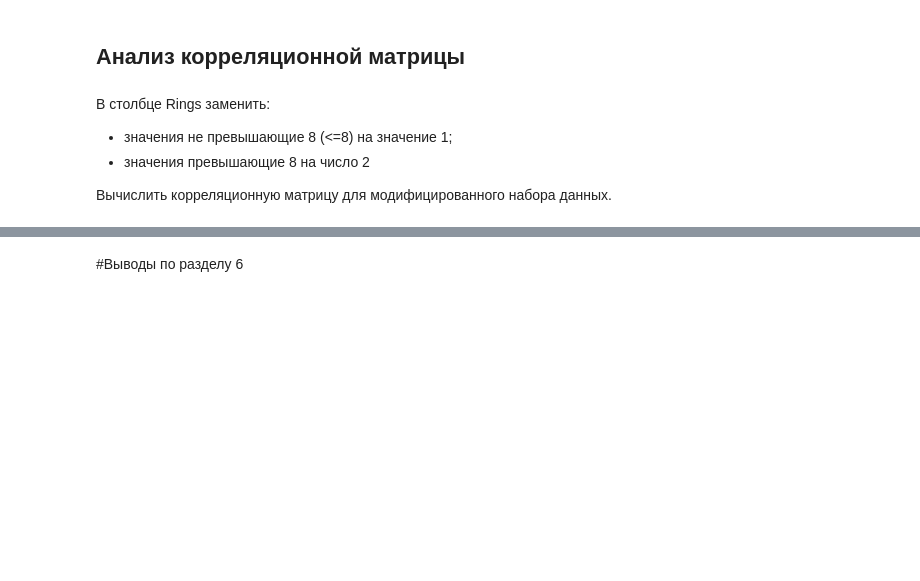
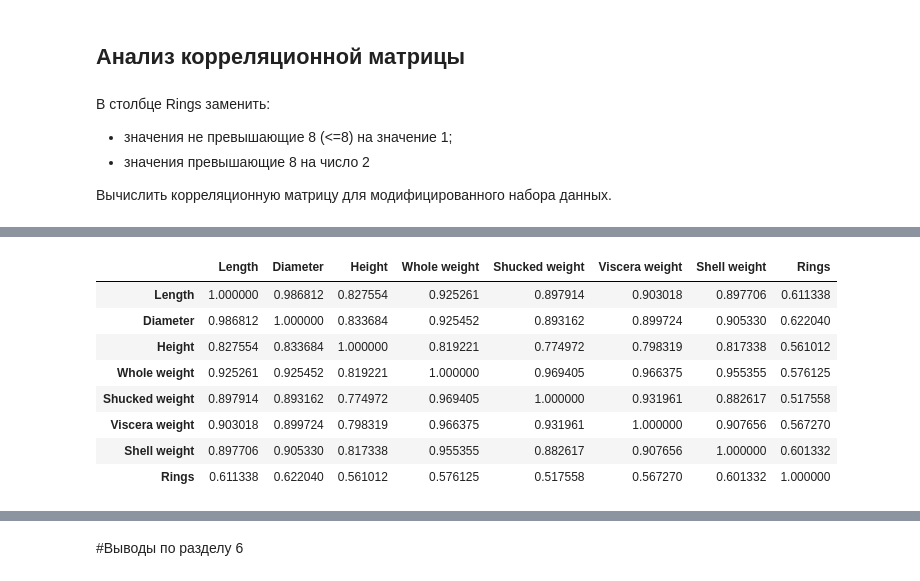
Before and after one commit to Am1rTl/Info, a Jupyter notebook: ДЗ_Классификация.ipynb, the cells around one changed output, grey strips where cells are left out. Cells and saved outputs as stored; diff of their text form; code cells hidden in the pictures; blank space fills up the shorter version.

```diff
--- a/ДЗ_Классификация.ipynb
+++ b/ДЗ_Классификация.ipynb
@@ -123,2 +145,14 @@ data.describe()
 # %%
 #Ваш код для вычисления корреляционной матрицы
+corr_matrix = data_new.corr(numeric_only=True)
+data_new.corr(numeric_only=True)
+# %% [output]
+|  | Length | Diameter | Height | Whole weight | Shucked weight | Viscera weight | Shell weight | Rings |
+| Length | 1.000000 | 0.986812 | 0.827554 | 0.925261 | 0.897914 | 0.903018 | 0.897706 | 0.611338 |
+| Diameter | 0.986812 | 1.000000 | 0.833684 | 0.925452 | 0.893162 | 0.899724 | 0.905330 | 0.622040 |
+| Height | 0.827554 | 0.833684 | 1.000000 | 0.819221 | 0.774972 | 0.798319 | 0.817338 | 0.561012 |
+| Whole weight | 0.925261 | 0.925452 | 0.819221 | 1.000000 | 0.969405 | 0.966375 | 0.955355 | 0.576125 |
+| Shucked weight | 0.897914 | 0.893162 | 0.774972 | 0.969405 | 1.000000 | 0.931961 | 0.882617 | 0.517558 |
+| Viscera weight | 0.903018 | 0.899724 | 0.798319 | 0.966375 | 0.931961 | 1.000000 | 0.907656 | 0.567270 |
+| Shell weight | 0.897706 | 0.905330 | 0.817338 | 0.955355 | 0.882617 | 0.907656 | 1.000000 | 0.601332 |
+| Rings | 0.611338 | 0.622040 | 0.561012 | 0.576125 | 0.517558 | 0.567270 | 0.601332 | 1.000000 |
```
Also changed, not shown: parts of 8 cells of this notebook.
